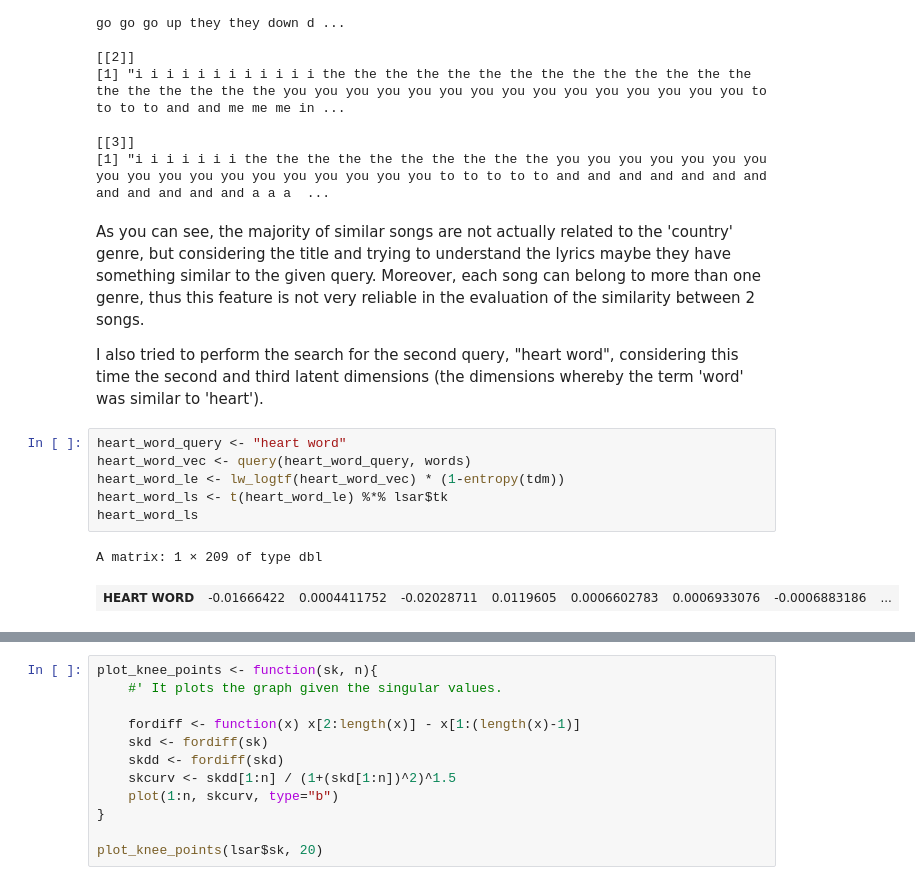
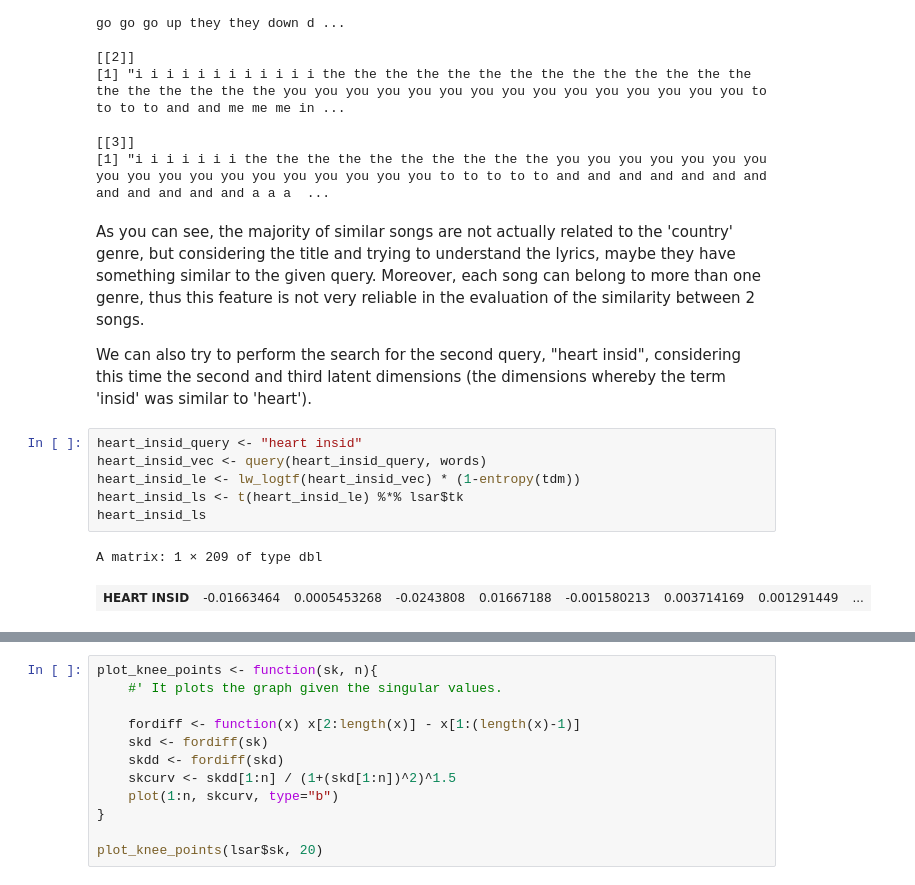
Before and after one commit to DanieleMorotti/Songs-recommendation-from-lyrics, a Jupyter notebook: songs_analysis_R.ipynb, the cells around one changed output, grey strips where cells are left out. Cells and saved outputs as stored; diff of their text form.

```diff
--- a/songs_analysis_R.ipynb
+++ b/songs_analysis_R.ipynb
@@ -642,17 +678,17 @@ as.list(songs_df[c(22193, 86321, 75793), 'lyrics'])
 [[3]]
 [1] "i i i i i i i the the the the the the the the the the you you you you you you you you you you you you you you you you you you to to to to to and and and and and and and and and and and and a a a  ...
 # %% [markdown]
-As you can see, the majority of similar songs are not actually related to the 'country' genre, but considering the title and trying to understand the lyrics maybe they have something similar to the given query. Moreover, each song can belong to more than one genre, thus this feature is not very reliable in the evaluation of the similarity between 2 songs.
+As you can see, the majority of similar songs are not actually related to the 'country' genre, but considering the title and trying to understand the lyrics, maybe they have something similar to the given query. Moreover, each song can belong to more than one genre, thus this feature is not very reliable in the evaluation of the similarity between 2 songs.
 
-I also tried to perform the search for the second query, "heart word", considering this time the second and third latent dimensions (the dimensions whereby the term 'word' was similar to 'heart').
+We can also try to perform the search for the second query, "heart insid", considering this time the second and third latent dimensions (the dimensions whereby the term 'insid' was similar to 'heart').
 # %%
-heart_word_query <- "heart word"
-heart_word_vec <- query(heart_word_query, words)
-heart_word_le <- lw_logtf(heart_word_vec) * (1-entropy(tdm))
-heart_word_ls <- t(heart_word_le) %*% lsar$tk
-heart_word_ls
+heart_insid_query <- "heart insid"
+heart_insid_vec <- query(heart_insid_query, words)
+heart_insid_le <- lw_logtf(heart_insid_vec) * (1-entropy(tdm))
+heart_insid_ls <- t(heart_insid_le) %*% lsar$tk
+heart_insid_ls
 # %% [output]
 A matrix: 1 × 209 of type dbl
-| HEART WORD | -0.01666422 | 0.0004411752 | -0.02028711 | 0.0119605 | 0.0006602783 | 0.0006933076 | -0.0006883186 | ... |
+| HEART INSID | -0.01663464 | 0.0005453268 | -0.0243808 | 0.01667188 | -0.001580213 | 0.003714169 | 0.001291449 | ... |
 # %%
 # Top 10 songs that are more semantically similar to the query, considering only 2° and 3° latent dimensions
```
Also changed, not shown: parts of 67 cells of this notebook, 2 other files.
